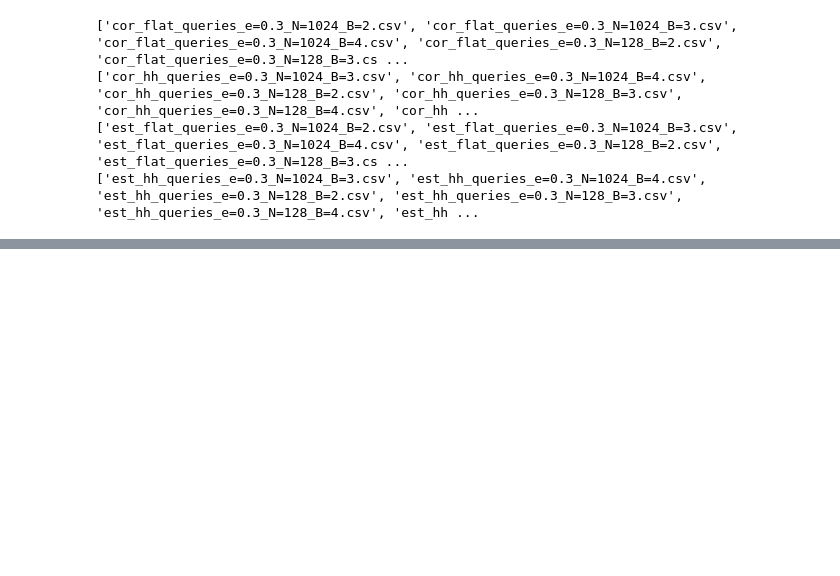
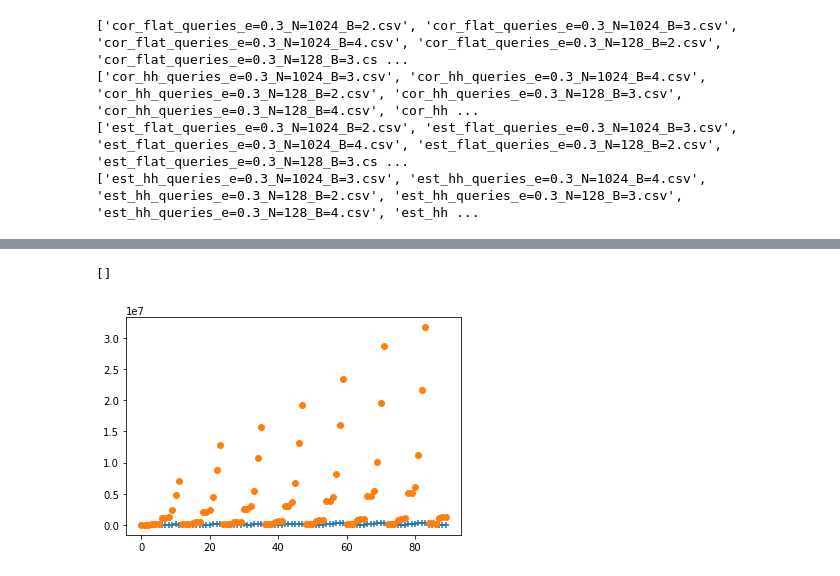
Before and after one commit to j-friis/Bachelors-Thesis, a Jupyter notebook: src/local_vs_flat_analysis.ipynb, the cells around one changed output, grey strips where cells are left out. Drawn from its saved outputs; the diff is of its cells as text; code cells hidden in the pictures; blank space fills up the shorter version.

```diff
--- a/src/local_vs_flat_analysis.ipynb
+++ b/src/local_vs_flat_analysis.ipynb
@@ -209,3 +253,11 @@ for e in epsilons:
+# %%
+x = np.arange(0, len(hh_rmse_hh))
+plt.scatter(x, flat_rmse_hh, marker = '+', label="Flat rmse")
+plt.scatter(x, hh_rmse_hh, marker = 'o', label="HH rmse")
+plt.plot()
+# %% [output]
+[]
+[figure, added]
 # %%
 def same_parameter(answers, correct_answer):
     error = np.abs(correct_answer-answers)
```
Also changed, not shown: parts of 16 cells of this notebook.
